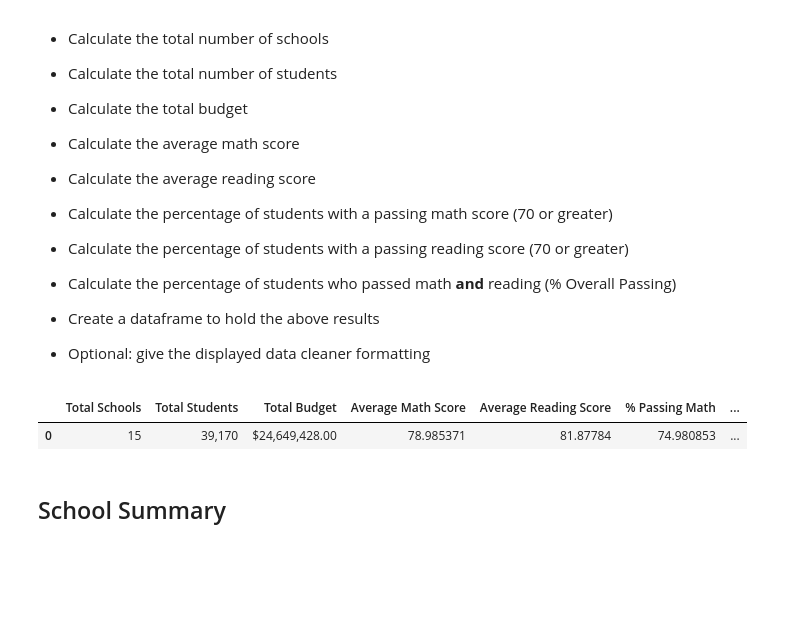
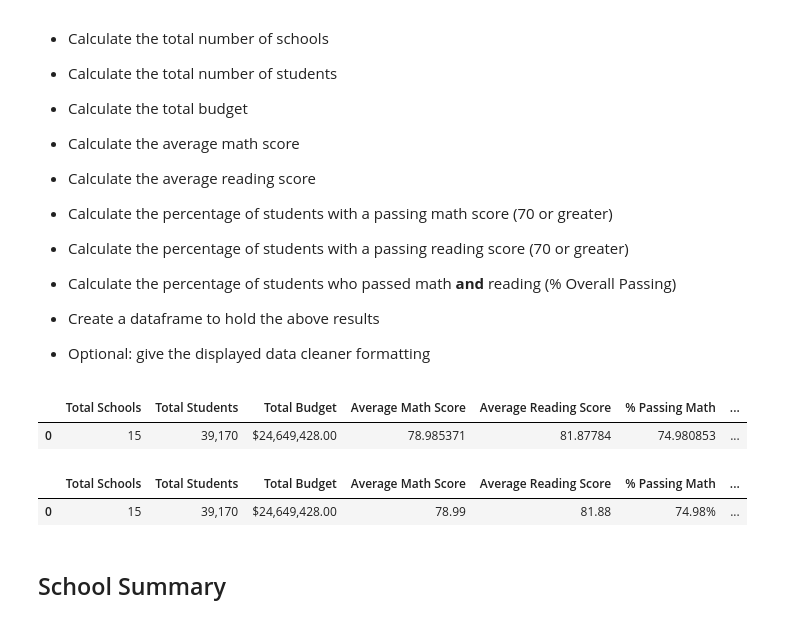
Before and after one commit to nconnel4/pandas-challenge, a Jupyter notebook: PyCitySchools/PyCitySchools_starter.ipynb, the cells around one changed output. Cells and saved outputs as stored; diff of their text form; code cells hidden in the pictures; blank space fills up the shorter version.

Commit message:
Add formatting to District Summary dataframe

```diff
--- a/PyCitySchools/PyCitySchools_starter.ipynb
+++ b/PyCitySchools/PyCitySchools_starter.ipynb
@@ -59,34 +59,45 @@ stu_passing_math = len(math_pass_df)
 
 # get number of passing reading students
 read_pass_df = student_data.loc[(student_data['reading_score'] > 70), : ]
 stu_passing_read = len(read_pass_df)
-read_pass_df
 
 # get number of students passing both math and reading
 overall_pass_df = pd.merge(math_pass_df, read_pass_df, how='inner', on='Student ID', suffixes=('_math', '_read'))
 stu_passing_overall = len(overall_pass_df)
 
 # calculate pass percentage by type
 perc_pass_math = stu_passing_math / total_students * 100
 perc_pass_read = stu_passing_read / total_students * 100
 perc_pass_overall = stu_passing_overall / total_students * 100
 
 # create data_frame
 district_summary_df = pd.DataFrame([
     {
         'Total Schools': total_schools,
         'Total Students': total_students,
         'Total Budget': total_budget,
         'Average Math Score': avg_math_score,
         'Average Reading Score': avg_read_score,
         '% Passing Math': perc_pass_math,
         '% Passing Reading': perc_pass_read,
         '% Overall Passing': perc_pass_overall
     }
 ])
 
+# format District Summary dataframe
+district_summary_df['Total Students'] = district_summary_df['Total Students'].map('{:,}'.format)
+district_summary_df['Total Budget'] = district_summary_df['Total Budget'].map('${:,.2f}'.format)
+district_summary_df['Average Math Score'] = district_summary_df['Average Math Score'].map('{:.2f}'.format)
+district_summary_df['Average Reading Score'] = district_summary_df['Average Reading Score'].map('{:.2f}'.format)
+district_summary_df['% Passing Math'] = district_summary_df['% Passing Math'].map('{:.2f}%'.format)
+district_summary_df['% Passing Reading'] = district_summary_df['% Passing Reading'].map('{:.2f}%'.format)
+district_summary_df['% Overall Passing'] = district_summary_df['% Overall Passing'].map('{:.2f}%'.format)
+
 # print dataframe
 district_summary_df
+# %% [output]
+|  | Total Schools | Total Students | Total Budget | Average Math Score | Average Reading Score | % Passing Math | ... |
+| 0 | 15 | 39,170 | $24,649,428.00 | 78.99 | 81.88 | 74.98% | ... |
 # %% [markdown]
 ## School Summary
 # %% [markdown]
```
